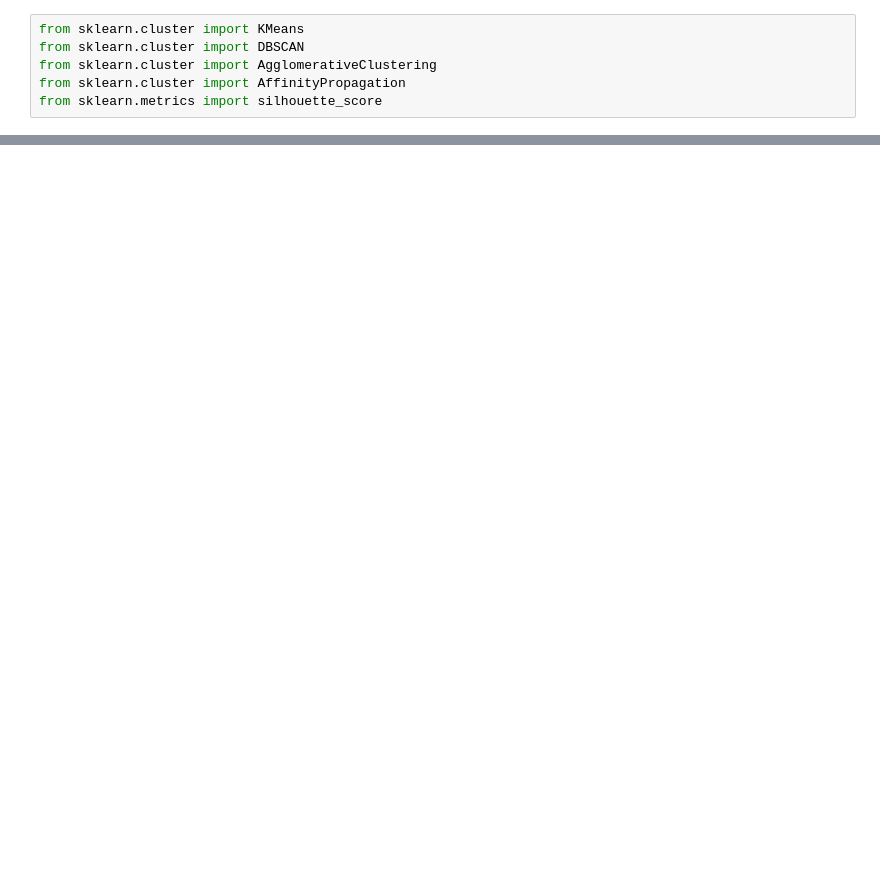
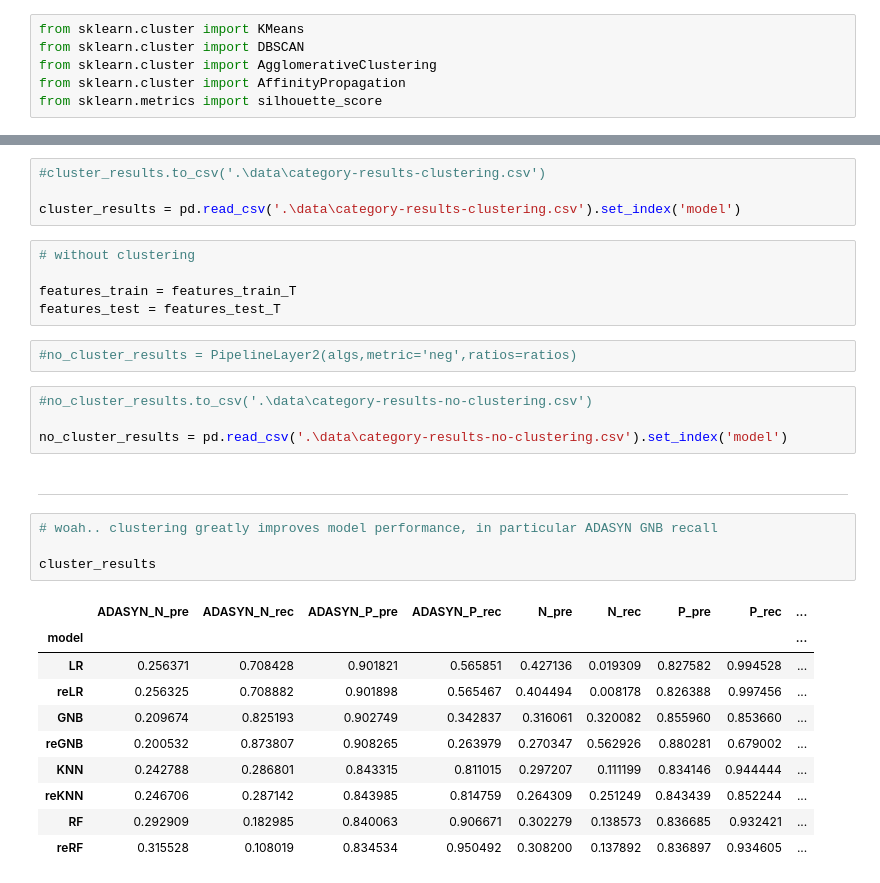
Before and after one commit to pandrewg/Lending-Club, a Jupyter notebook: analysis-pt5-categories.ipynb, the cells around one changed output, grey strips where cells are left out. Saved outputs shown, nothing was run; the diff lists cells and outputs as text; blank space fills up the shorter version.

```diff
--- a/analysis-pt5-categories.ipynb
+++ b/analysis-pt5-categories.ipynb
@@ -293,0 +520,32 @@ plt.tight_layout()
+# %%
+#cluster_results.to_csv('.\data\category-results-clustering.csv')
+
+cluster_results = pd.read_csv('.\data\category-results-clustering.csv').set_index('model')
+# %%
+# without clustering
+
+features_train = features_train_T
+features_test = features_test_T
+# %%
+#no_cluster_results = PipelineLayer2(algs,metric='neg',ratios=ratios)
+# %%
+#no_cluster_results.to_csv('.\data\category-results-no-clustering.csv')
+
+no_cluster_results = pd.read_csv('.\data\category-results-no-clustering.csv').set_index('model')
+# %% [markdown]
+---
+# %%
+# woah.. clustering greatly improves model performance, in particular ADASYN GNB recall
+
+cluster_results
+# %% [output]
+|  | ADASYN_N_pre | ADASYN_N_rec | ADASYN_P_pre | ADASYN_P_rec | N_pre | N_rec | P_pre | P_rec | ... |
+| model |  |  |  |  |  |  |  |  | ... |
+| LR | 0.256371 | 0.708428 | 0.901821 | 0.565851 | 0.427136 | 0.019309 | 0.827582 | 0.994528 | ... |
+| reLR | 0.256325 | 0.708882 | 0.901898 | 0.565467 | 0.404494 | 0.008178 | 0.826388 | 0.997456 | ... |
+| GNB | 0.209674 | 0.825193 | 0.902749 | 0.342837 | 0.316061 | 0.320082 | 0.855960 | 0.853660 | ... |
+| reGNB | 0.200532 | 0.873807 | 0.908265 | 0.263979 | 0.270347 | 0.562926 | 0.880281 | 0.679002 | ... |
+| KNN | 0.242788 | 0.286801 | 0.843315 | 0.811015 | 0.297207 | 0.111199 | 0.834146 | 0.944444 | ... |
+| reKNN | 0.246706 | 0.287142 | 0.843985 | 0.814759 | 0.264309 | 0.251249 | 0.843439 | 0.852244 | ... |
+| RF | 0.292909 | 0.182985 | 0.840063 | 0.906671 | 0.302279 | 0.138573 | 0.836685 | 0.932421 | ... |
+| reRF | 0.315528 | 0.108019 | 0.834534 | 0.950492 | 0.308200 | 0.137892 | 0.836897 | 0.934605 | ... |
```
Also changed, not shown: parts of 33 cells of this notebook, 3 other files.
